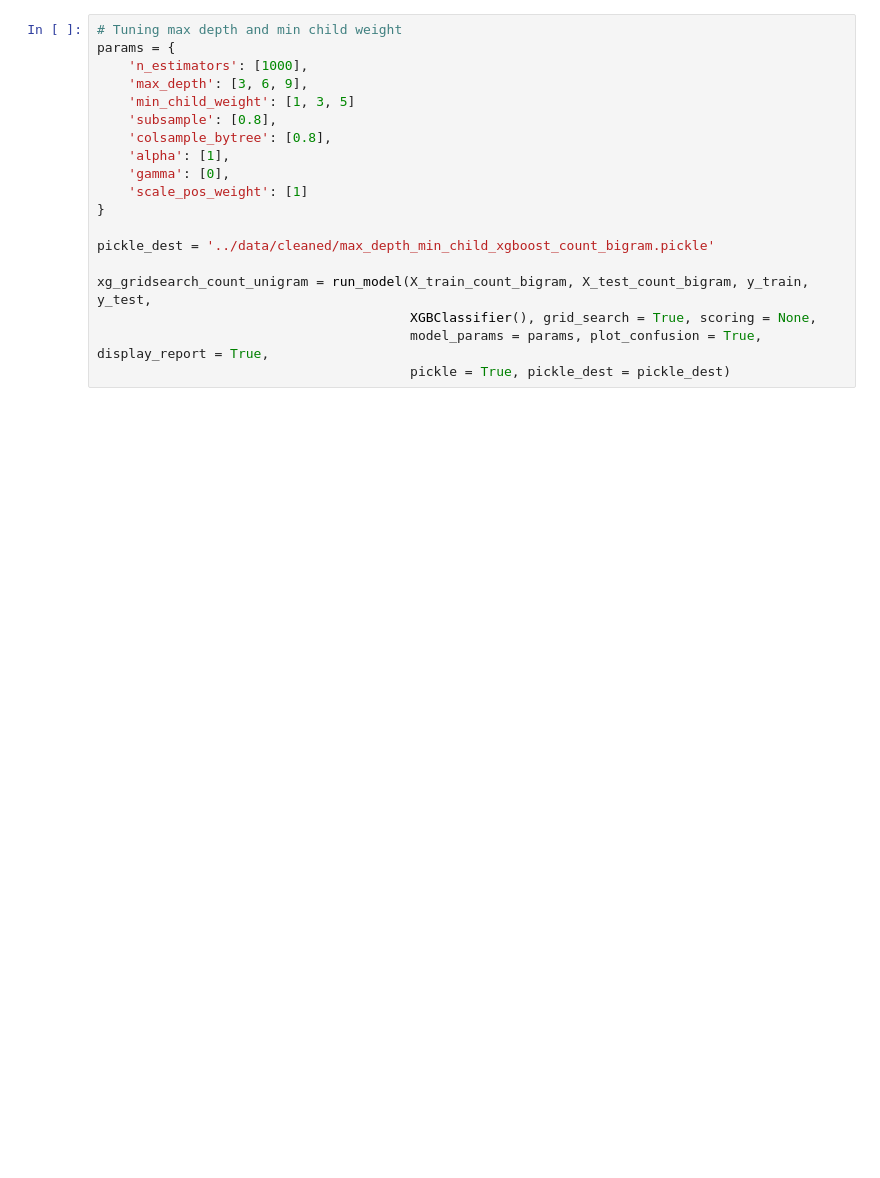
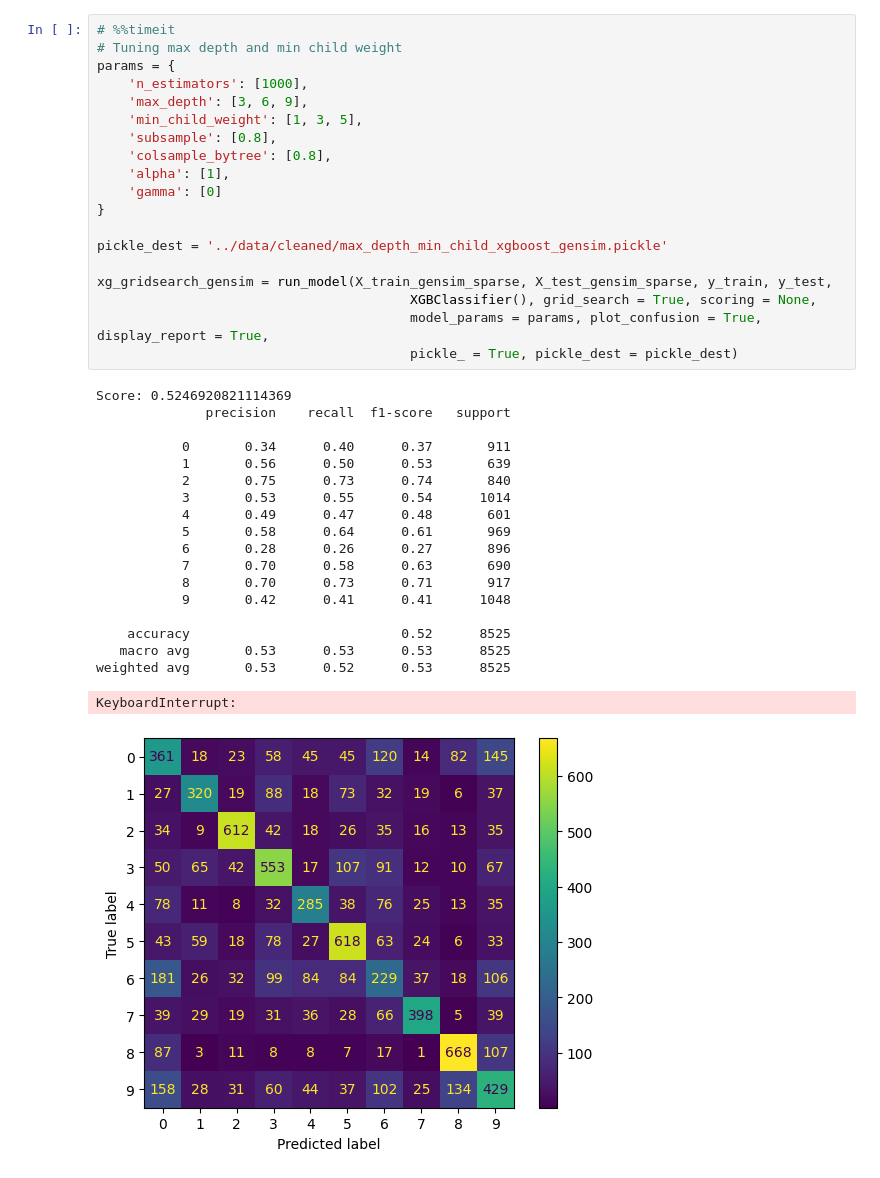
Before and after one commit to JoshuaGottlieb/NLP-Genre-Classification, a Jupyter notebook: notebooks/Modeling.ipynb, the cells around one changed output. Saved outputs shown, nothing was run; the diff lists cells and outputs as text; blank space fills up the shorter version.

```diff
--- a/notebooks/Modeling.ipynb
+++ b/notebooks/Modeling.ipynb
@@ -137,19 +114,39 @@ baseline_xg_count_bigram = run_model(X_train_count_bigram, X_test_count_bigram,
 # %%
+# %%timeit
 # Tuning max depth and min child weight
 params = {
     'n_estimators': [1000],
     'max_depth': [3, 6, 9],
-    'min_child_weight': [1, 3, 5]
+    'min_child_weight': [1, 3, 5],
     'subsample': [0.8],
     'colsample_bytree': [0.8],
     'alpha': [1],
-    'gamma': [0],
-    'scale_pos_weight': [1]
+    'gamma': [0]
 }
 
-pickle_dest = '../data/cleaned/max_depth_min_child_xgboost_count_bigram.pickle'
+pickle_dest = '../data/cleaned/max_depth_min_child_xgboost_gensim.pickle'
 
-xg_gridsearch_count_unigram = run_model(X_train_count_bigram, X_test_count_bigram, y_train, y_test,
+xg_gridsearch_gensim = run_model(X_train_gensim_sparse, X_test_gensim_sparse, y_train, y_test,
                                         XGBClassifier(), grid_search = True, scoring = None,
                                         model_params = params, plot_confusion = True, display_report = True,
-                                        pickle = True, pickle_dest = pickle_dest)
+                                        pickle_ = True, pickle_dest = pickle_dest)
+# %% [output]
+Score: 0.5246920821114369
+              precision    recall  f1-score   support
+
+           0       0.34      0.40      0.37       911
+           1       0.56      0.50      0.53       639
+           2       0.75      0.73      0.74       840
+           3       0.53      0.55      0.54      1014
+           4       0.49      0.47      0.48       601
+           5       0.58      0.64      0.61       969
+           6       0.28      0.26      0.27       896
+           7       0.70      0.58      0.63       690
+           8       0.70      0.73      0.71       917
+           9       0.42      0.41      0.41      1048
+
+    accuracy                           0.52      8525
+   macro avg       0.53      0.53      0.53      8525
+weighted avg       0.53      0.52      0.53      8525
+KeyboardInterrupt:
+[figure, added]
```
Also changed, not shown: parts of 18 cells of this notebook, 4 other files.
